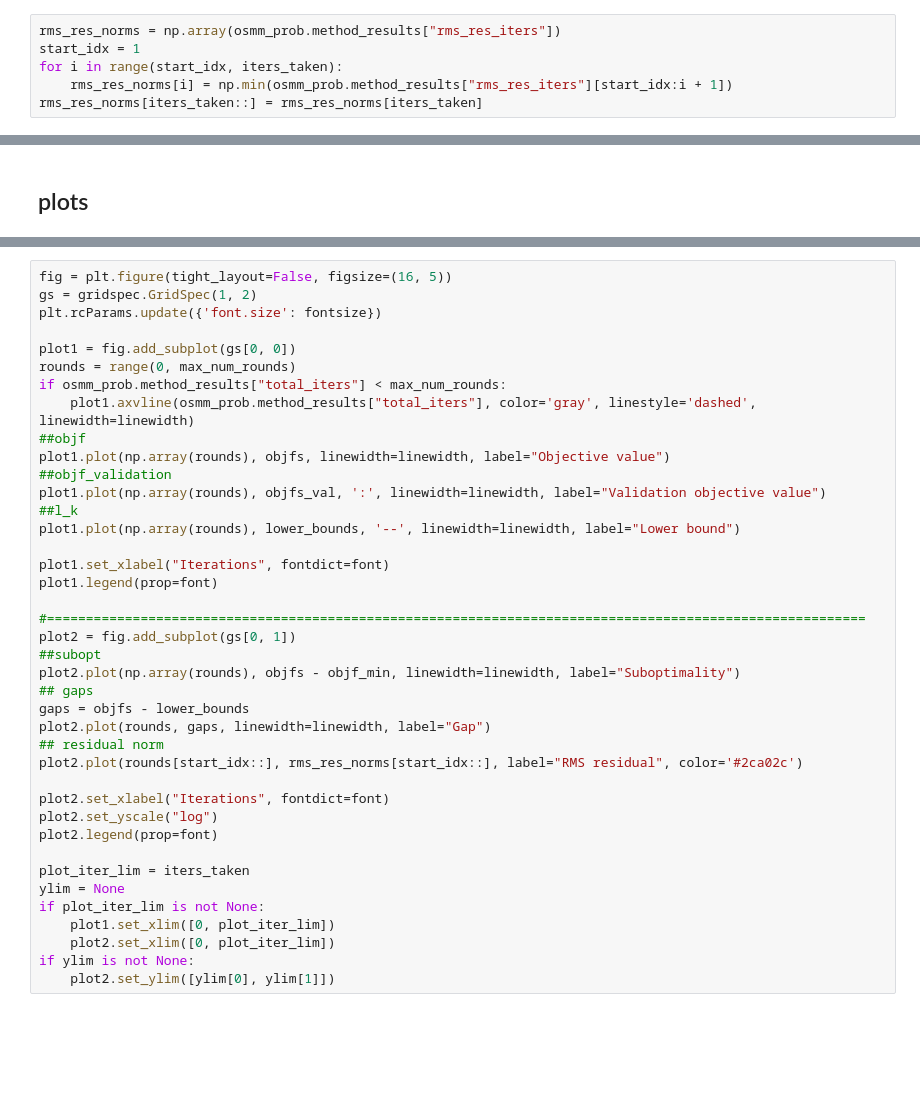
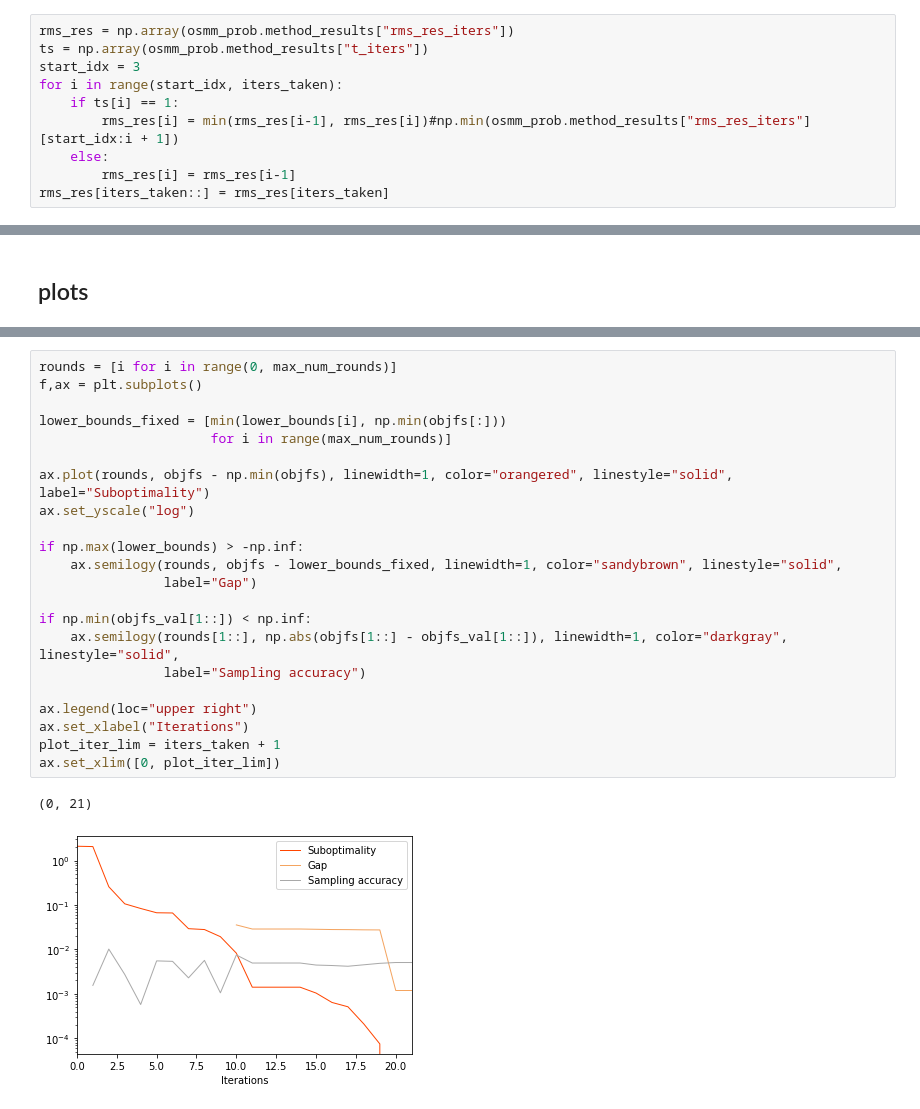
Before and after one commit to cvxgrp/osmm, a Jupyter notebook: examples/run_example.ipynb, the cells around one changed output, grey strips where cells are left out. Cells and saved outputs as stored; diff of their text form; blank space fills up the shorter version.

```diff
--- a/examples/run_example.ipynb
+++ b/examples/run_example.ipynb
@@ -62,10 +62,14 @@ objfs_val[iters_taken::] = objfs_val[iters_taken]
 lower_bounds = np.array(osmm_prob.method_results["lower_bound_iters"])
 lower_bounds[iters_taken::] = lower_bounds[iters_taken]
 # %%
-rms_res_norms = np.array(osmm_prob.method_results["rms_res_iters"])
-start_idx = 1
+rms_res = np.array(osmm_prob.method_results["rms_res_iters"])
+ts = np.array(osmm_prob.method_results["t_iters"])
+start_idx = 3
 for i in range(start_idx, iters_taken):
-    rms_res_norms[i] = np.min(osmm_prob.method_results["rms_res_iters"][start_idx:i + 1])
-rms_res_norms[iters_taken::] = rms_res_norms[iters_taken]
+    if ts[i] == 1:
+        rms_res[i] = min(rms_res[i-1], rms_res[i])#np.min(osmm_prob.method_results["rms_res_iters"][start_idx:i + 1])
+    else:
+        rms_res[i] = rms_res[i-1]
+rms_res[iters_taken::] = rms_res[iters_taken]
 # %%
 time_detail = osmm_prob.method_results["time_detail_iters"]
@@ -103,40 +92,25 @@ font = {'family': 'serif',
-# %%
-fig = plt.figure(tight_layout=False, figsize=(16, 5))
-gs = gridspec.GridSpec(1, 2)
-plt.rcParams.update({'font.size': fontsize})
-
-plot1 = fig.add_subplot(gs[0, 0])
-rounds = range(0, max_num_rounds)
-if osmm_prob.method_results["total_iters"] < max_num_rounds:
-    plot1.axvline(osmm_prob.method_results["total_iters"], color='gray', linestyle='dashed', linewidth=linewidth)
-##objf
-plot1.plot(np.array(rounds), objfs, linewidth=linewidth, label="Objective value")
-##objf_validation
-plot1.plot(np.array(rounds), objfs_val, ':', linewidth=linewidth, label="Validation objective value")
-##l_k
-plot1.plot(np.array(rounds), lower_bounds, '--', linewidth=linewidth, label="Lower bound")
-
-plot1.set_xlabel("Iterations", fontdict=font)
-plot1.legend(prop=font)
-
-#=========================================================================================================
-plot2 = fig.add_subplot(gs[0, 1])
-##subopt
-plot2.plot(np.array(rounds), objfs - objf_min, linewidth=linewidth, label="Suboptimality")
-## gaps
-gaps = objfs - lower_bounds
-plot2.plot(rounds, gaps, linewidth=linewidth, label="Gap")
-## residual norm
-plot2.plot(rounds[start_idx::], rms_res_norms[start_idx::], label="RMS residual", color='#2ca02c')
-
-plot2.set_xlabel("Iterations", fontdict=font)
-plot2.set_yscale("log")
-plot2.legend(prop=font)
-
-plot_iter_lim = iters_taken
-ylim = None
-if plot_iter_lim is not None:
-    plot1.set_xlim([0, plot_iter_lim])
-    plot2.set_xlim([0, plot_iter_lim])
-if ylim is not None:
-    plot2.set_ylim([ylim[0], ylim[1]])
+# %%
+rounds = [i for i in range(0, max_num_rounds)]
+f,ax = plt.subplots()
+
+lower_bounds_fixed = [min(lower_bounds[i], np.min(objfs[:]))
+                      for i in range(max_num_rounds)]
+
+ax.plot(rounds, objfs - np.min(objfs), linewidth=1, color="orangered", linestyle="solid", label="Suboptimality")
+ax.set_yscale("log")
+
+if np.max(lower_bounds) > -np.inf:
+    ax.semilogy(rounds, objfs - lower_bounds_fixed, linewidth=1, color="sandybrown", linestyle="solid",
+                label="Gap")
+
+if np.min(objfs_val[1::]) < np.inf:
+    ax.semilogy(rounds[1::], np.abs(objfs[1::] - objfs_val[1::]), linewidth=1, color="darkgray", linestyle="solid",
+                label="Sampling accuracy")
+
+ax.legend(loc="upper right")
+ax.set_xlabel("Iterations")
+plot_iter_lim = iters_taken + 1
+ax.set_xlim([0, plot_iter_lim])
+# %% [output]
+(0, 21)
+[figure, added]
```
Also changed, not shown: parts of 9 cells of this notebook, 3 other files.
